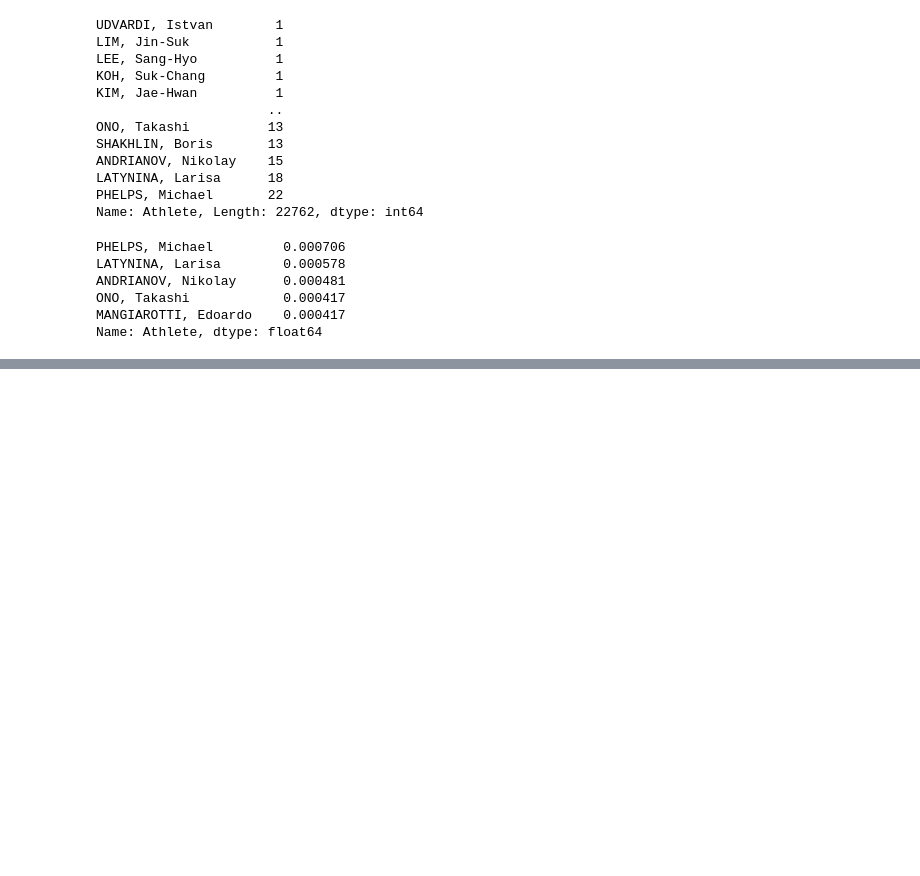
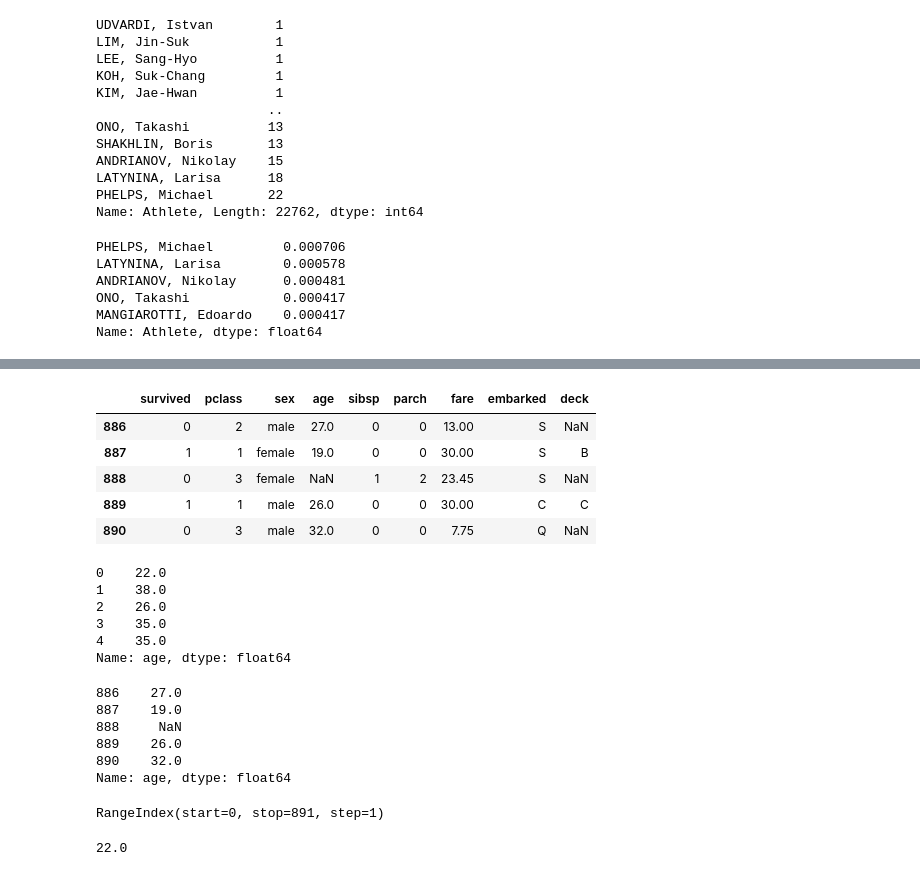
Before and after one commit to satenderlamba/Data-Science-with-Pandas, a Jupyter notebook: 1. Building Blocks/Pandas Series and Index Objects/Pandas Series And Index Objects.ipynb, the cells around one changed output, grey strips where cells are left out. Drawn from its saved outputs; the diff is of its cells as text; code cells hidden in the pictures; blank space fills up the shorter version.

```diff
--- a/1. Building Blocks/Pandas Series and Index Objects/Pandas Series And Index Objects.ipynb
+++ b/1. Building Blocks/Pandas Series and Index Objects/Pandas Series And Index Objects.ipynb
@@ -477,0 +493,9 @@ dtype: float64
+# %%
+titanic.tail()
+# %% [output]
+|  | survived | pclass | sex | age | sibsp | parch | fare | embarked | deck |
+| 886 | 0 | 2 | male | 27.0 | 0 | 0 | 13.00 | S | NaN |
+| 887 | 1 | 1 | female | 19.0 | 0 | 0 | 30.00 | S | B |
+| 888 | 0 | 3 | female | NaN | 1 | 2 | 23.45 | S | NaN |
+| 889 | 1 | 1 | male | 26.0 | 0 | 0 | 30.00 | C | C |
+| 890 | 0 | 3 | male | 32.0 | 0 | 0 | 7.75 | Q | NaN |
@@ -477,0 +504,26 @@ dtype: float64
+# %%
+age.head()
+# %% [output]
+0    22.0
+1    38.0
+2    26.0
+3    35.0
+4    35.0
+Name: age, dtype: float64
+# %%
+age.tail()
+# %% [output]
+886    27.0
+887    19.0
+888     NaN
+889    26.0
+890    32.0
+Name: age, dtype: float64
+# %%
+age.index
+# %% [output]
+RangeIndex(start=0, stop=891, step=1)
+# %%
+age[0]
+# %% [output]
+22.0
```
Also changed, not shown: parts of 76 cells of this notebook.
